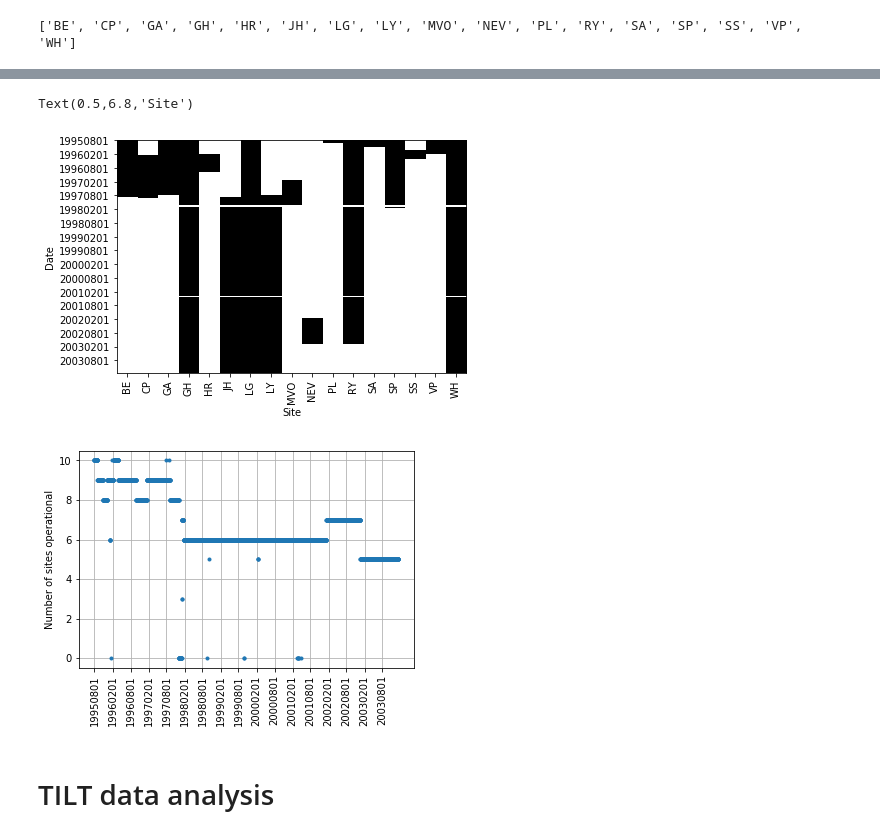
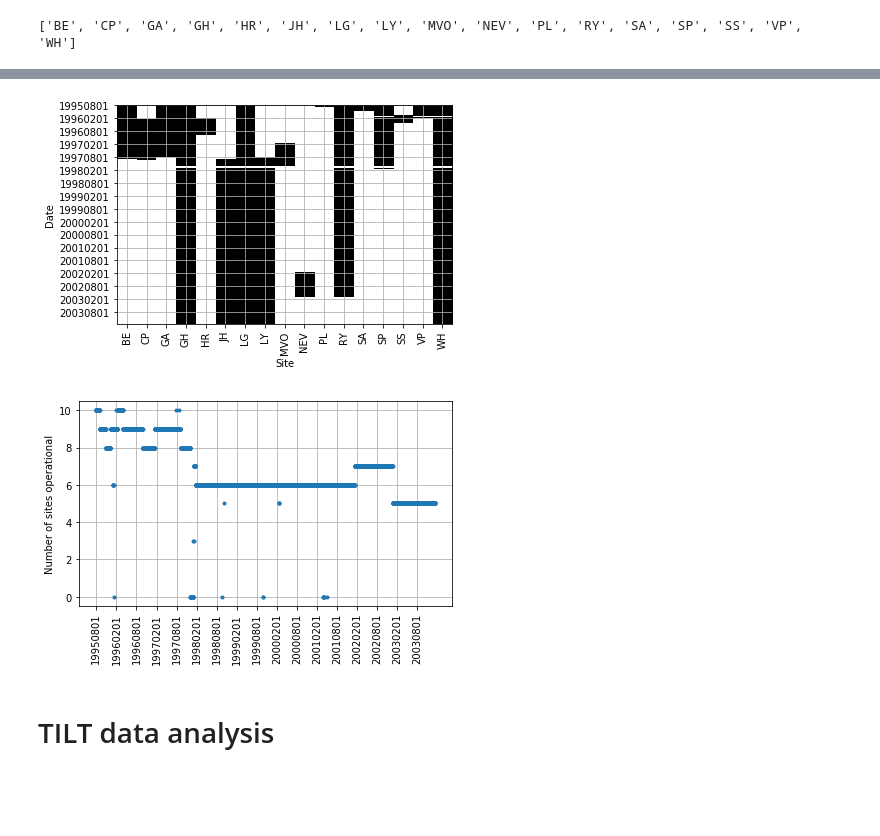
Before and after one commit to FalcinAlexis/Montserrat, a Jupyter notebook: station_ontimes_ASNE.ipynb, the cells around one changed output, grey strips where cells are left out. Cells and saved outputs as stored; diff of their text form; code cells hidden in the pictures; blank space fills up the shorter version.

```diff
--- a/station_ontimes_ASNE.ipynb
+++ b/station_ontimes_ASNE.ipynb
@@ -226,7 +226,7 @@ Text(0.5,6.8,'Station')
 # %% [markdown]
 loop over rows in df, and create a new dataframe for sites, with a 1 to indicate if on for each day
 # %%
-uniqids = df.traceid.unique()
+uniqids = trace_df.traceid.unique()
 sites = stationids2sites(uniqids)
 sites_df = pd.DataFrame(columns = ['date'] + sorted(sites))
 for index, row in trace_df.iterrows():
@@ -449,19 +452,21 @@ data_rsam_sites = np.array(rsamsites_bool_df, dtype=float) # convert dataframe t
 xticklabels = rsamsites
 (yticks, yticklabels) = get_yticks(rsamsites_bool_df)
 (fig, ax) = ontime_plot(1-data_rsam_sites[:,1:],xticklabels,yticks,yticklabels)
-plt.savefig('RSAM_siteontime.png',dpi=300)
 plt.ylabel('Date')
 plt.xlabel('Site')
+plt.grid()
+fig.tight_layout()
+plt.savefig('RSAM_siteontime.png',dpi=300)
 # %% [output]
-Text(0.5,6.8,'Site')
-[figure, old version]
+[figure, new version]
 # %%
 (fig, ax) = numrunningperday_plot(data_rsam_sites, yticks, yticklabels)
 plt.ylabel('Number of sites operational')
 plt.grid()
+fig.tight_layout()
 plt.savefig('RSAM_numsitesperday.png',dpi=300)
 # %% [output]
-[figure, old version]
+[figure, new version]
 # %% [markdown]
 # TILT data analysis
 # %%
```
Also changed, not shown: parts of 4 cells of this notebook, 7 other files.
